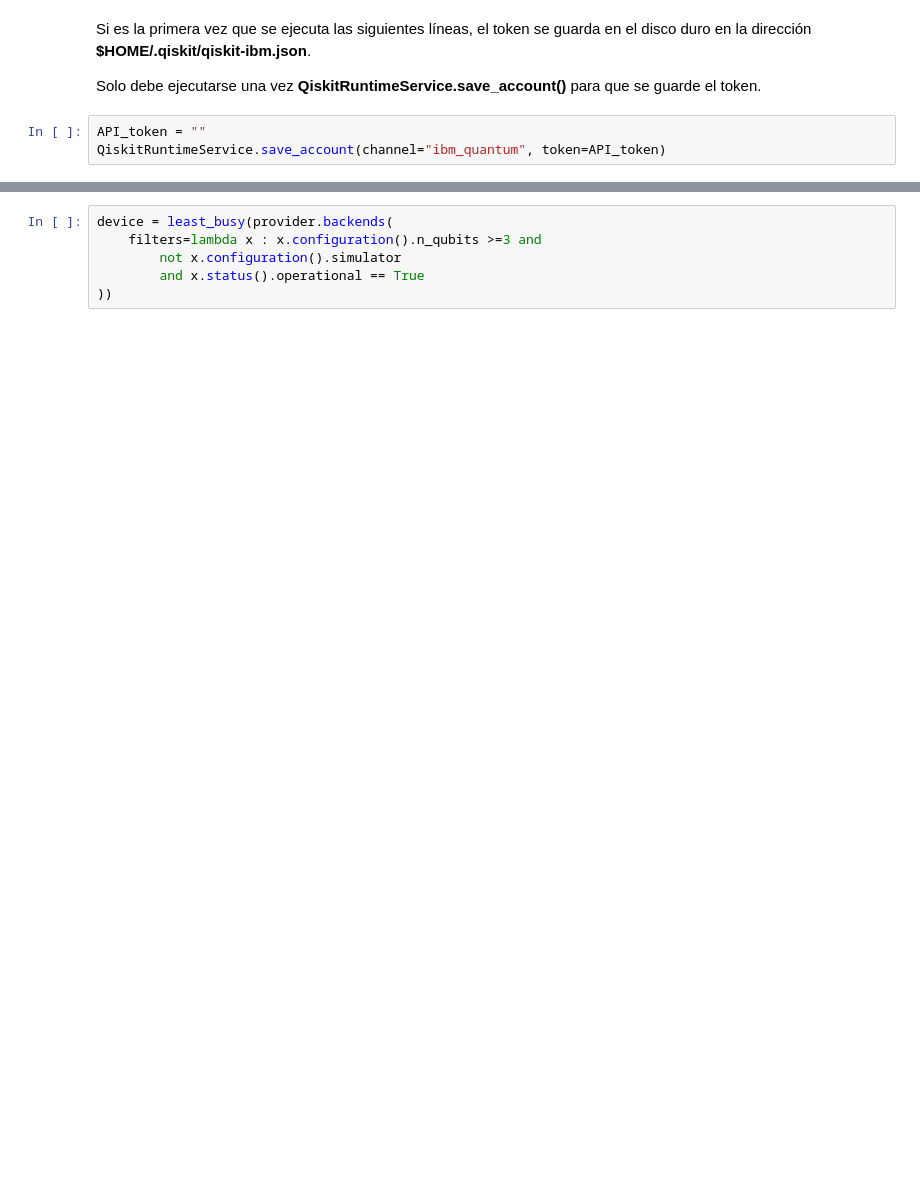
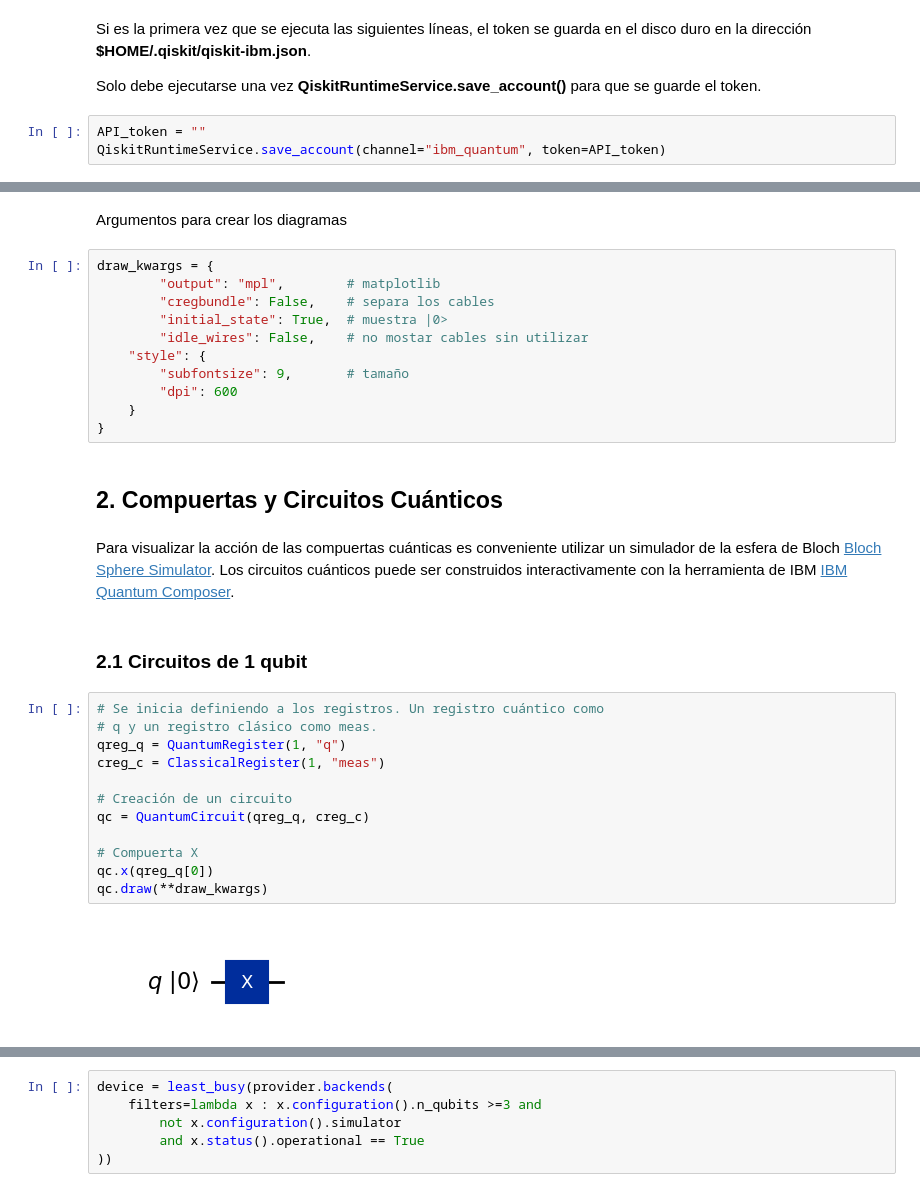
Before and after one commit to AlbertoJOR/tutorialQiskit, a Jupyter notebook: tutorial.ipynb, the cells around one changed output, grey strips where cells are left out. Drawn from its saved outputs; the diff is of its cells as text; blank space fills up the shorter version.

```diff
--- a/tutorial.ipynb
+++ b/tutorial.ipynb
@@ -29,0 +36,36 @@ QiskitRuntimeService.save_account(channel="ibm_quantum", token=API_token)
+# %% [markdown]
+Argumentos para crear los diagramas
+# %%
+draw_kwargs = {
+        "output": "mpl",        # matplotlib
+        "cregbundle": False,    # separa los cables
+        "initial_state": True,  # muestra |0>
+        "idle_wires": False,    # no mostar cables sin utilizar
+    "style": {
+        "subfontsize": 9,       # tamaño
+        "dpi": 600
+    }
+}
+# %% [markdown]
+## 2. Compuertas y Circuitos Cuánticos
+# %% [markdown]
+Para visualizar la acción de las compuertas cuánticas es conveniente utilizar un simulador de la
+esfera de Bloch [Bloch Sphere Simulator](https://bloch.kherb.io/).
+Los circuitos cuánticos puede ser construidos interactivamente con la herramienta de IBM
+[IBM Quantum Composer](https://quantum.ibm.com/composer).
+# %% [markdown]
+### 2.1 Circuitos de 1 qubit
+# %%
+# Se inicia definiendo a los registros. Un registro cuántico como
+# q y un registro clásico como meas.
+qreg_q = QuantumRegister(1, "q")
+creg_c = ClassicalRegister(1, "meas")
+
+# Creación de un circuito
+qc = QuantumCircuit(qreg_q, creg_c)
+
+# Compuerta X
+qc.x(qreg_q[0])
+qc.draw(**draw_kwargs)
+# %% [output]
+[figure, added]
```
Also changed, not shown: parts of 20 cells of this notebook.
